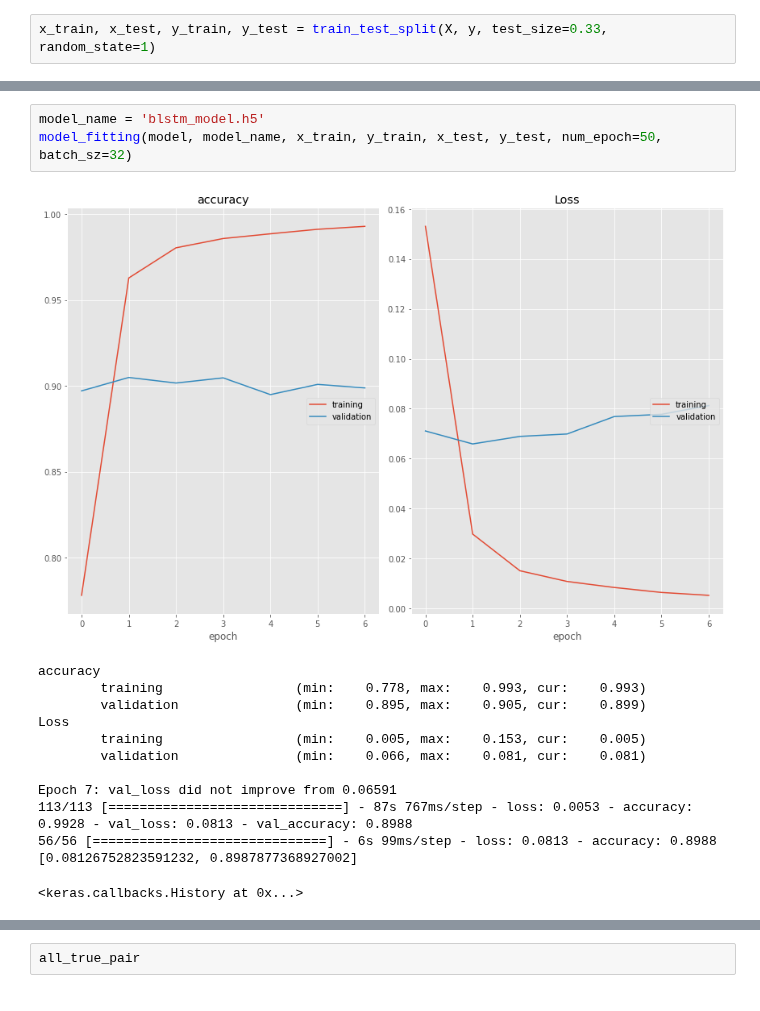
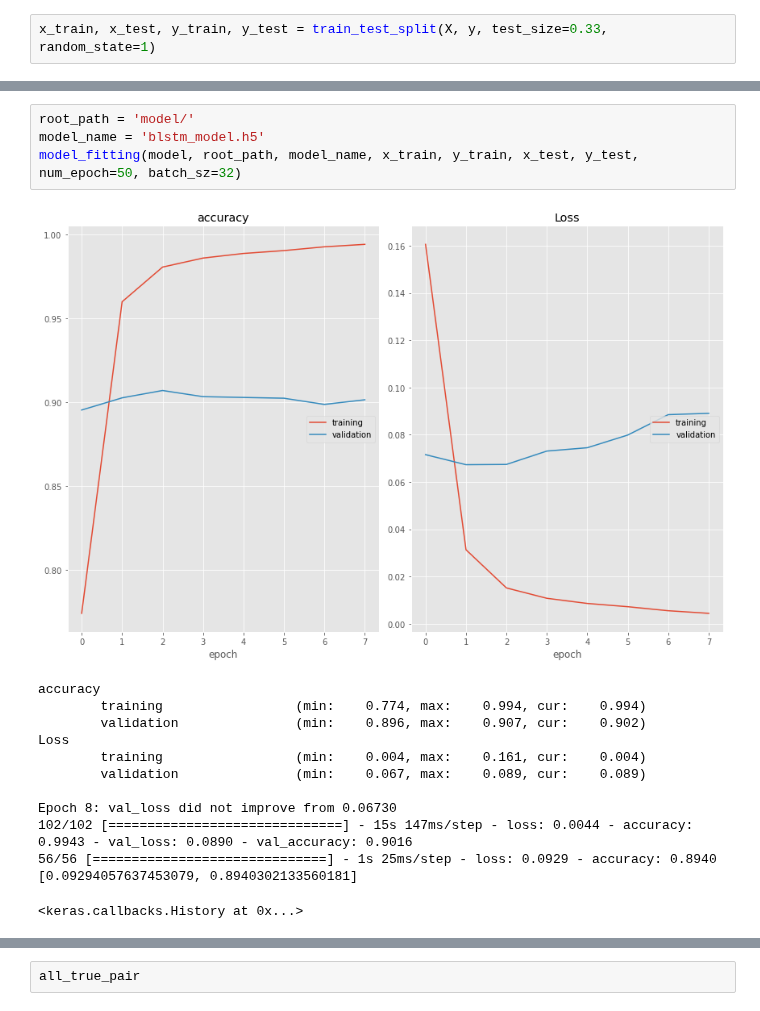
Before and after one commit to fathanick/Word-level-Indonesian-Javanese-English-code-mixed-language-identification, a Jupyter notebook: deep learning/tensorflow/bilstm_training.ipynb, the cells around one changed output, grey strips where cells are left out. Drawn from its saved outputs; the diff is of its cells as text.

Commit message:
update bilstm and dl training

```diff
--- a/deep learning/tensorflow/bilstm_training.ipynb
+++ b/deep learning/tensorflow/bilstm_training.ipynb
@@ -52,21 +54,22 @@ Trainable params: 1,466,707
 Non-trainable params: 0
 _________________________________________________________________
 # %%
+root_path = 'model/'
 model_name = 'blstm_model.h5'
-model_fitting(model, model_name, x_train, y_train, x_test, y_test, num_epoch=50, batch_sz=32)
+model_fitting(model, root_path, model_name, x_train, y_train, x_test, y_test, num_epoch=50, batch_sz=32)
 # %% [output]
-[figure, old version]
+[figure, new version]
 accuracy
-        training                 (min:    0.778, max:    0.993, cur:    0.993)
-        validation               (min:    0.895, max:    0.905, cur:    0.899)
+        training                 (min:    0.774, max:    0.994, cur:    0.994)
+        validation               (min:    0.896, max:    0.907, cur:    0.902)
 Loss
-        training                 (min:    0.005, max:    0.153, cur:    0.005)
-        validation               (min:    0.066, max:    0.081, cur:    0.081)
+        training                 (min:    0.004, max:    0.161, cur:    0.004)
+        validation               (min:    0.067, max:    0.089, cur:    0.089)
 
-Epoch 7: val_loss did not improve from 0.06591
-113/113 [==============================] - 87s 767ms/step - loss: 0.0053 - accuracy: 0.9928 - val_loss: 0.0813 - val_accuracy: 0.8988
-56/56 [==============================] - 6s 99ms/step - loss: 0.0813 - accuracy: 0.8988
-[0.08126752823591232, 0.8987877368927002]
+Epoch 8: val_loss did not improve from 0.06730
+102/102 [==============================] - 15s 147ms/step - loss: 0.0044 - accuracy: 0.9943 - val_loss: 0.0890 - val_accuracy: 0.9016
+56/56 [==============================] - 1s 25ms/step - loss: 0.0929 - accuracy: 0.8940
+[0.09294057637453079, 0.8940302133560181]
 <keras.callbacks.History at 0x...>
 # %%
 from keras.models import load_model
```
Also changed, not shown: parts of 9 cells of this notebook, 1 other file.
